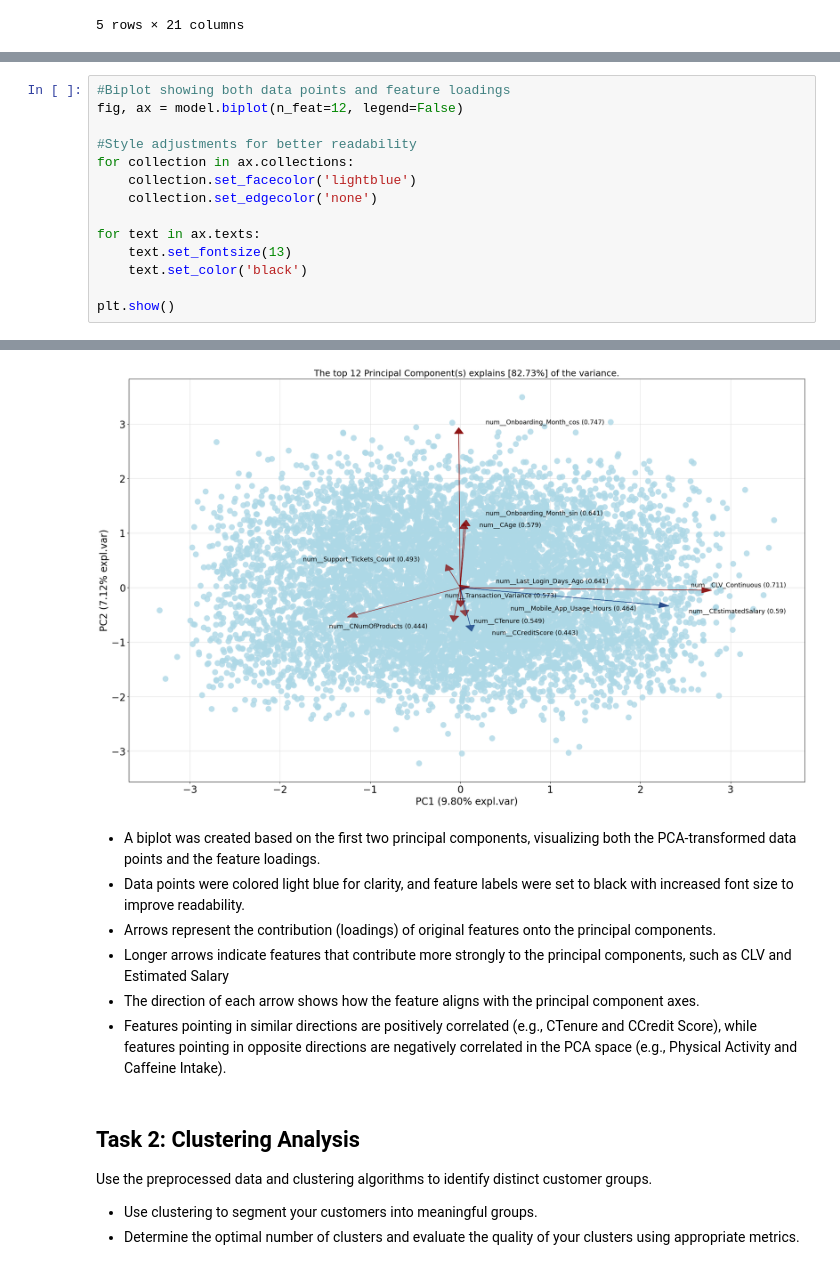
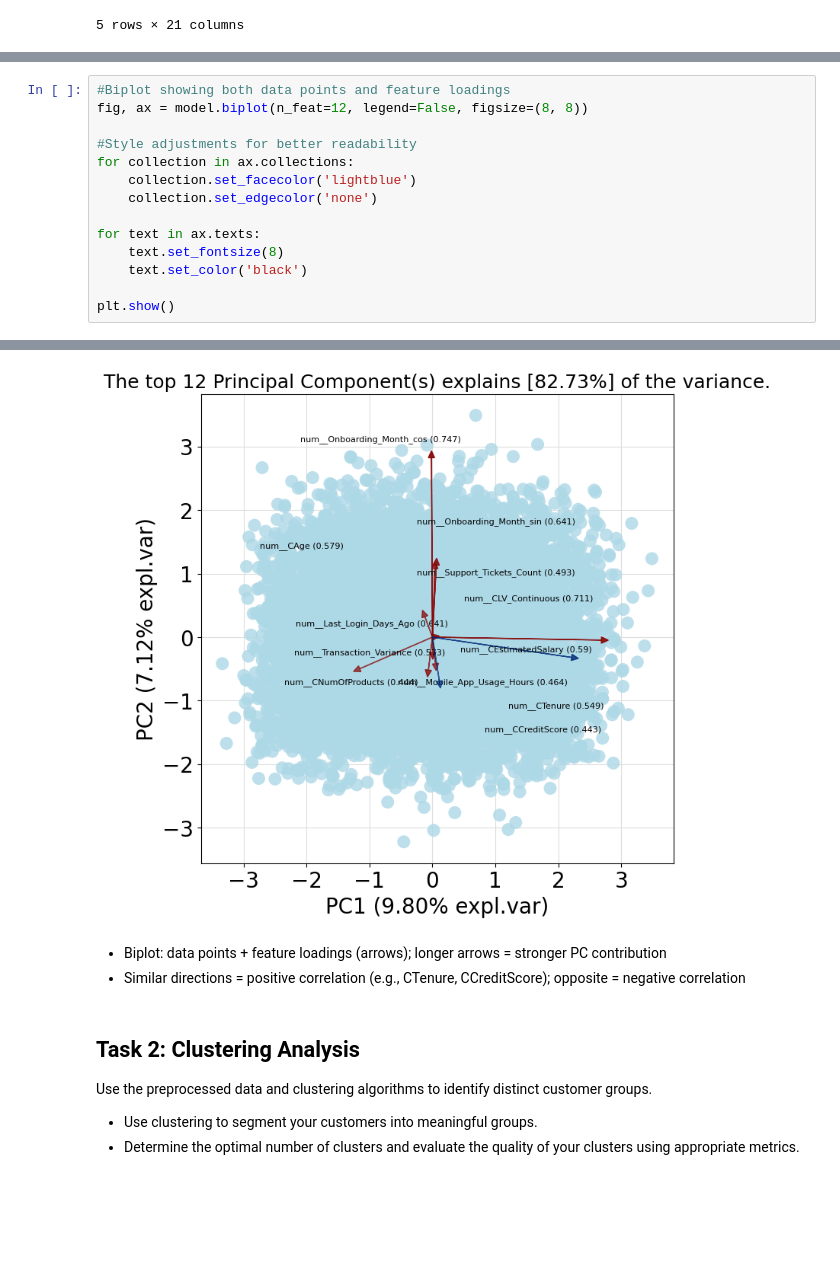
Before and after one commit to nncsimo/DSML2526, a Jupyter notebook: Abgabe/Assignment_03_3214721.ipynb, the cells around one changed output, grey strips where cells are left out. Saved outputs shown, nothing was run; the diff lists cells and outputs as text; blank space fills up the shorter version.

```diff
--- a/Abgabe/Assignment_03_3214721.ipynb
+++ b/Abgabe/Assignment_03_3214721.ipynb
@@ -646,6 +565,6 @@ fig, ax = model.plot()
 # %%
 #Biplot showing both data points and feature loadings
-fig, ax = model.biplot(n_feat=12, legend=False)
+fig, ax = model.biplot(n_feat=12, legend=False, figsize=(8, 8))
 
 #Style adjustments for better readability
 for collection in ax.collections:
@@ -653,7 +572,7 @@ for collection in ax.collections:
     collection.set_edgecolor('none')
 
 for text in ax.texts:
-    text.set_fontsize(13)
+    text.set_fontsize(8)
     text.set_color('black')
 
 plt.show()
@@ -663,12 +582,7 @@ plt.show()
-[figure, old version]
+[figure, new version]
 # %% [markdown]
-
-- A biplot was created based on the first two principal components, visualizing both the PCA-transformed data points and the feature loadings.
-- Data points were colored light blue for clarity, and feature labels were set to black with increased font size to improve readability.
-- Arrows represent the contribution (loadings) of original features onto the principal components.
-- Longer arrows indicate features that contribute more strongly to the principal components, such as CLV and Estimated Salary
-- The direction of each arrow shows how the feature aligns with the principal component axes.
-- Features pointing in similar directions are positively correlated (e.g., CTenure and CCredit Score), while features pointing in opposite directions are negatively correlated in the PCA space (e.g., Physical Activity and Caffeine Intake).
+- Biplot: data points + feature loadings (arrows); longer arrows = stronger PC contribution
+- Similar directions = positive correlation (e.g., CTenure, CCreditScore); opposite = negative correlation
 # %% [markdown]
 ## Task 2: Clustering Analysis
 Use the preprocessed data and clustering algorithms to identify distinct customer groups.
```
Also changed, not shown: parts of 66 cells of this notebook.
